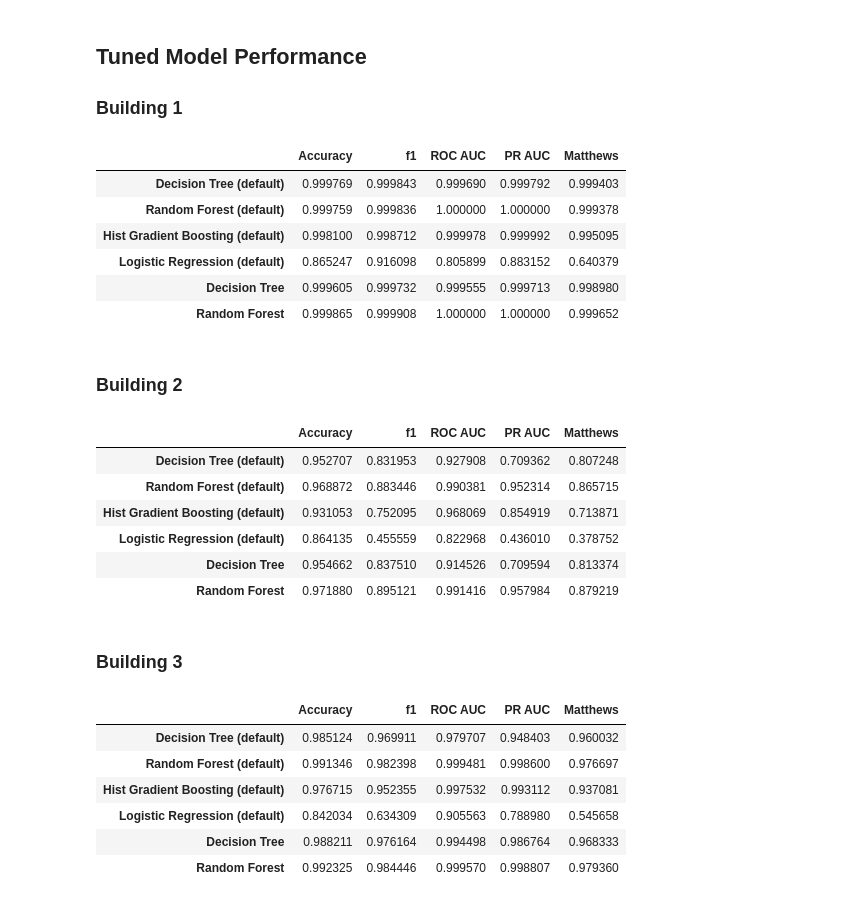
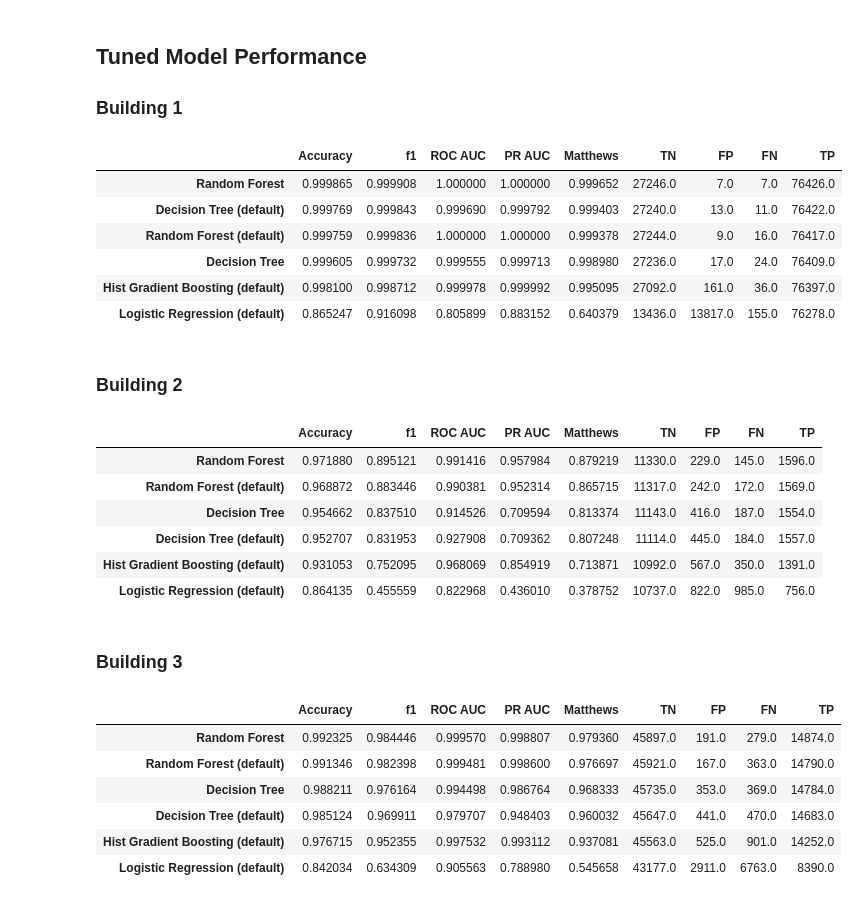
Before and after one commit to hossainmuntasir/MachineLearningModel, a Jupyter notebook: mlmodels/model_comparison.ipynb, the cells around one changed output. Drawn from its saved outputs; the diff is of its cells as text; code cells hidden in the pictures.

Commit message:
Add model files

```diff
--- a/mlmodels/model_comparison.ipynb
+++ b/mlmodels/model_comparison.ipynb
@@ -399,7 +358,8 @@ weighted avg     0.9353    0.9311    0.9327     13300
 # %%
 histgb.fit(x_train3, y_train3)
 model_metrics["Building 3"][model_name] = calculate_metrics(histgb, x_val3, y_val3)
-tuned_metrics["Building 3"][model_name + " (default)"] = calculate_metrics(histgb, x_test3, y_test3)
+tuned_metrics["Building 3"][model_name + " (default)"] = calculate_metrics(histgb, x_test3, y_test3, print_report=False)
+save_model(histgb, "histgb_building3")
 # %% [output]
               precision    recall  f1-score   support
 
@@ -431,7 +382,8 @@ logit = make_pipeline(encode(["Zone_name"]), SimpleImputer(), StandardScaler(),
 # %%
 logit.fit(x_train1, y_train1)
 model_metrics["Building 1"][model_name] = calculate_metrics(logit, x_val1, y_val1)
-tuned_metrics["Building 1"][model_name + " (default)"] = calculate_metrics(logit, x_test1, y_test1)
+tuned_metrics["Building 1"][model_name + " (default)"] = calculate_metrics(logit, x_test1, y_test1, print_report=False)
+save_model(logit, "logit_building1")
 # %% [output]
               precision    recall  f1-score   support
 
@@ -453,7 +396,8 @@ weighted avg     0.8840    0.8652    0.8482    103686
 # %%
 logit.fit(x_train2, y_train2)
 model_metrics["Building 2"][model_name] = calculate_metrics(logit, x_val2, y_val2)
-tuned_metrics["Building 2"][model_name + " (default)"] = calculate_metrics(logit, x_test2, y_test2)
+tuned_metrics["Building 2"][model_name + " (default)"] = calculate_metrics(logit, x_test2, y_test2, print_report=False)
+save_model(logit, "logit_building2")
 # %% [output]
               precision    recall  f1-score   support
 
@@ -475,7 +410,8 @@ weighted avg     0.8588    0.8641    0.8613     13300
 # %%
 logit.fit(x_train3, y_train3)
 model_metrics["Building 3"][model_name] = calculate_metrics(logit, x_val3, y_val3)
-tuned_metrics["Building 3"][model_name + " (default)"] = calculate_metrics(logit, x_test3, y_test3)
+tuned_metrics["Building 3"][model_name + " (default)"] = calculate_metrics(logit, x_test3, y_test3, print_report=False)
+save_model(logit, "logit_building3")
 # %% [output]
               precision    recall  f1-score   support
 
@@ -734,36 +667,36 @@ weighted avg     0.9923    0.9923    0.9923     61241
 ## Tuned Model Performance
 ### Building 1
 # %%
-pd.DataFrame(tuned_metrics["Building 1"]).T
+pd.DataFrame(tuned_metrics["Building 1"]).T.sort_values("f1", ascending=False)
 # %% [output]
-|  | Accuracy | f1 | ROC AUC | PR AUC | Matthews |
-| Decision Tree (default) | 0.999769 | 0.999843 | 0.999690 | 0.999792 | 0.999403 |
-| Random Forest (default) | 0.999759 | 0.999836 | 1.000000 | 1.000000 | 0.999378 |
-| Hist Gradient Boosting (default) | 0.998100 | 0.998712 | 0.999978 | 0.999992 | 0.995095 |
-| Logistic Regression (default) | 0.865247 | 0.916098 | 0.805899 | 0.883152 | 0.640379 |
-| Decision Tree | 0.999605 | 0.999732 | 0.999555 | 0.999713 | 0.998980 |
-| Random Forest | 0.999865 | 0.999908 | 1.000000 | 1.000000 | 0.999652 |
+|  | Accuracy | f1 | ROC AUC | PR AUC | Matthews | TN | FP | FN | TP |
+| Random Forest | 0.999865 | 0.999908 | 1.000000 | 1.000000 | 0.999652 | 27246.0 | 7.0 | 7.0 | 76426.0 |
+| Decision Tree (default) | 0.999769 | 0.999843 | 0.999690 | 0.999792 | 0.999403 | 27240.0 | 13.0 | 11.0 | 76422.0 |
+| Random Forest (default) | 0.999759 | 0.999836 | 1.000000 | 1.000000 | 0.999378 | 27244.0 | 9.0 | 16.0 | 76417.0 |
+| Decision Tree | 0.999605 | 0.999732 | 0.999555 | 0.999713 | 0.998980 | 27236.0 | 17.0 | 24.0 | 76409.0 |
+| Hist Gradient Boosting (default) | 0.998100 | 0.998712 | 0.999978 | 0.999992 | 0.995095 | 27092.0 | 161.0 | 36.0 | 76397.0 |
+| Logistic Regression (default) | 0.865247 | 0.916098 | 0.805899 | 0.883152 | 0.640379 | 13436.0 | 13817.0 | 155.0 | 76278.0 |
 # %% [markdown]
 ### Building 2
 # %%
-pd.DataFrame(tuned_metrics["Building 2"]).T
+pd.DataFrame(tuned_metrics["Building 2"]).T.sort_values("f1", ascending=False)
 # %% [output]
-|  | Accuracy | f1 | ROC AUC | PR AUC | Matthews |
-| Decision Tree (default) | 0.952707 | 0.831953 | 0.927908 | 0.709362 | 0.807248 |
-| Random Forest (default) | 0.968872 | 0.883446 | 0.990381 | 0.952314 | 0.865715 |
-| Hist Gradient Boosting (default) | 0.931053 | 0.752095 | 0.968069 | 0.854919 | 0.713871 |
-| Logistic Regression (default) | 0.864135 | 0.455559 | 0.822968 | 0.436010 | 0.378752 |
-| Decision Tree | 0.954662 | 0.837510 | 0.914526 | 0.709594 | 0.813374 |
-| Random Forest | 0.971880 | 0.895121 | 0.991416 | 0.957984 | 0.879219 |
+|  | Accuracy | f1 | ROC AUC | PR AUC | Matthews | TN | FP | FN | TP |
+| Random Forest | 0.971880 | 0.895121 | 0.991416 | 0.957984 | 0.879219 | 11330.0 | 229.0 | 145.0 | 1596.0 |
+| Random Forest (default) | 0.968872 | 0.883446 | 0.990381 | 0.952314 | 0.865715 | 11317.0 | 242.0 | 172.0 | 1569.0 |
+| Decision Tree | 0.954662 | 0.837510 | 0.914526 | 0.709594 | 0.813374 | 11143.0 | 416.0 | 187.0 | 1554.0 |
+| Decision Tree (default) | 0.952707 | 0.831953 | 0.927908 | 0.709362 | 0.807248 | 11114.0 | 445.0 | 184.0 | 1557.0 |
+| Hist Gradient Boosting (default) | 0.931053 | 0.752095 | 0.968069 | 0.854919 | 0.713871 | 10992.0 | 567.0 | 350.0 | 1391.0 |
+| Logistic Regression (default) | 0.864135 | 0.455559 | 0.822968 | 0.436010 | 0.378752 | 10737.0 | 822.0 | 985.0 | 756.0 |
 # %% [markdown]
 ### Building 3
 # %%
-pd.DataFrame(tuned_metrics["Building 3"]).T
+pd.DataFrame(tuned_metrics["Building 3"]).T.sort_values("f1", ascending=False)
 # %% [output]
-|  | Accuracy | f1 | ROC AUC | PR AUC | Matthews |
-| Decision Tree (default) | 0.985124 | 0.969911 | 0.979707 | 0.948403 | 0.960032 |
-| Random Forest (default) | 0.991346 | 0.982398 | 0.999481 | 0.998600 | 0.976697 |
-| Hist Gradient Boosting (default) | 0.976715 | 0.952355 | 0.997532 | 0.993112 | 0.937081 |
-| Logistic Regression (default) | 0.842034 | 0.634309 | 0.905563 | 0.788980 | 0.545658 |
-| Decision Tree | 0.988211 | 0.976164 | 0.994498 | 0.986764 | 0.968333 |
-| Random Forest | 0.992325 | 0.984446 | 0.999570 | 0.998807 | 0.979360 |
+|  | Accuracy | f1 | ROC AUC | PR AUC | Matthews | TN | FP | FN | TP |
+| Random Forest | 0.992325 | 0.984446 | 0.999570 | 0.998807 | 0.979360 | 45897.0 | 191.0 | 279.0 | 14874.0 |
+| Random Forest (default) | 0.991346 | 0.982398 | 0.999481 | 0.998600 | 0.976697 | 45921.0 | 167.0 | 363.0 | 14790.0 |
+| Decision Tree | 0.988211 | 0.976164 | 0.994498 | 0.986764 | 0.968333 | 45735.0 | 353.0 | 369.0 | 14784.0 |
+| Decision Tree (default) | 0.985124 | 0.969911 | 0.979707 | 0.948403 | 0.960032 | 45647.0 | 441.0 | 470.0 | 14683.0 |
+| Hist Gradient Boosting (default) | 0.976715 | 0.952355 | 0.997532 | 0.993112 | 0.937081 | 45563.0 | 525.0 | 901.0 | 14252.0 |
+| Logistic Regression (default) | 0.842034 | 0.634309 | 0.905563 | 0.788980 | 0.545658 | 43177.0 | 2911.0 | 6763.0 | 8390.0 |
```
Also changed, not shown: parts of 24 cells of this notebook, 25 other files.
